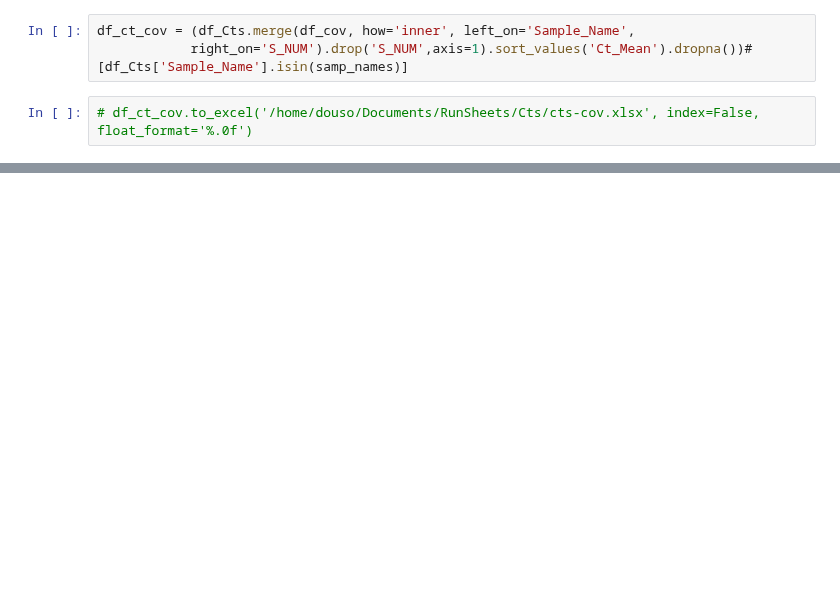
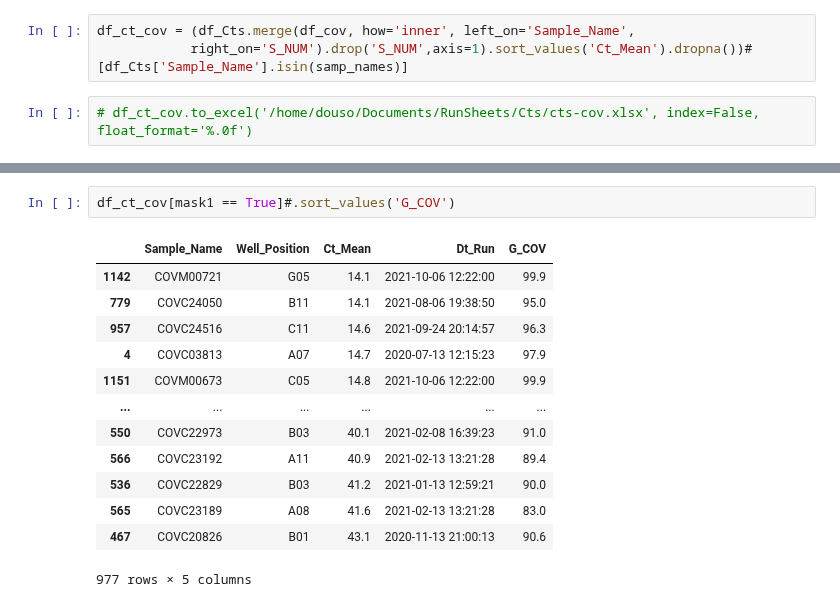
Before and after one commit to ousodaniel/SARS-CoV-2-Data-Workflows, a Jupyter notebook: cts-trends.ipynb, the cells around one changed output, grey strips where cells are left out. Cells and saved outputs as stored; diff of their text form; blank space fills up the shorter version.

```diff
--- a/cts-trends.ipynb
+++ b/cts-trends.ipynb
@@ -107,0 +117,16 @@ df_ct_cov[mask4 & mask2 & mask3 == True].sort_values('G_COV')
+# %%
+df_ct_cov[mask1 == True]#.sort_values('G_COV')
+# %% [output]
+|  | Sample_Name | Well_Position | Ct_Mean | Dt_Run | G_COV |
+| 1142 | COVM00721 | G05 | 14.1 | 2021-10-06 12:22:00 | 99.9 |
+| 779 | COVC24050 | B11 | 14.1 | 2021-08-06 19:38:50 | 95.0 |
+| 957 | COVC24516 | C11 | 14.6 | 2021-09-24 20:14:57 | 96.3 |
+| 4 | COVC03813 | A07 | 14.7 | 2020-07-13 12:15:23 | 97.9 |
+| 1151 | COVM00673 | C05 | 14.8 | 2021-10-06 12:22:00 | 99.9 |
+| ... | ... | ... | ... | ... | ... |
+| 550 | COVC22973 | B03 | 40.1 | 2021-02-08 16:39:23 | 91.0 |
+| 566 | COVC23192 | A11 | 40.9 | 2021-02-13 13:21:28 | 89.4 |
+| 536 | COVC22829 | B03 | 41.2 | 2021-01-13 12:59:21 | 90.0 |
+| 565 | COVC23189 | A08 | 41.6 | 2021-02-13 13:21:28 | 83.0 |
+| 467 | COVC20826 | B01 | 43.1 | 2020-11-13 21:00:13 | 90.6 |
+977 rows × 5 columns
```
Also changed, not shown: parts of 9 cells of this notebook, 5 other files.
